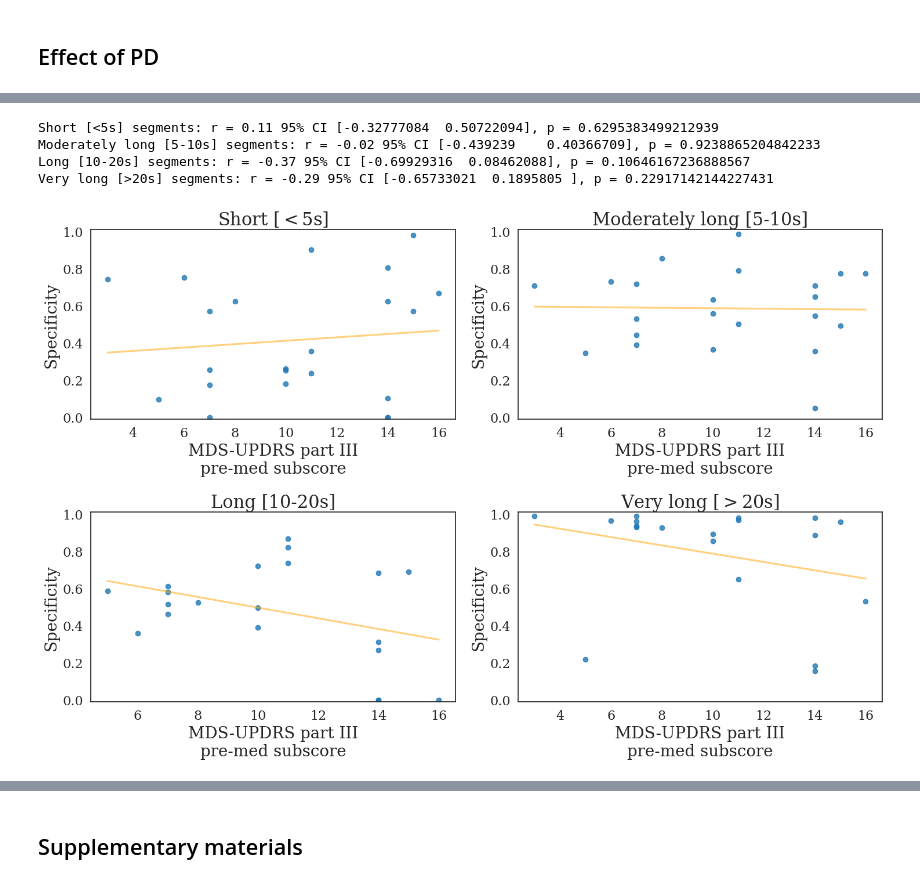
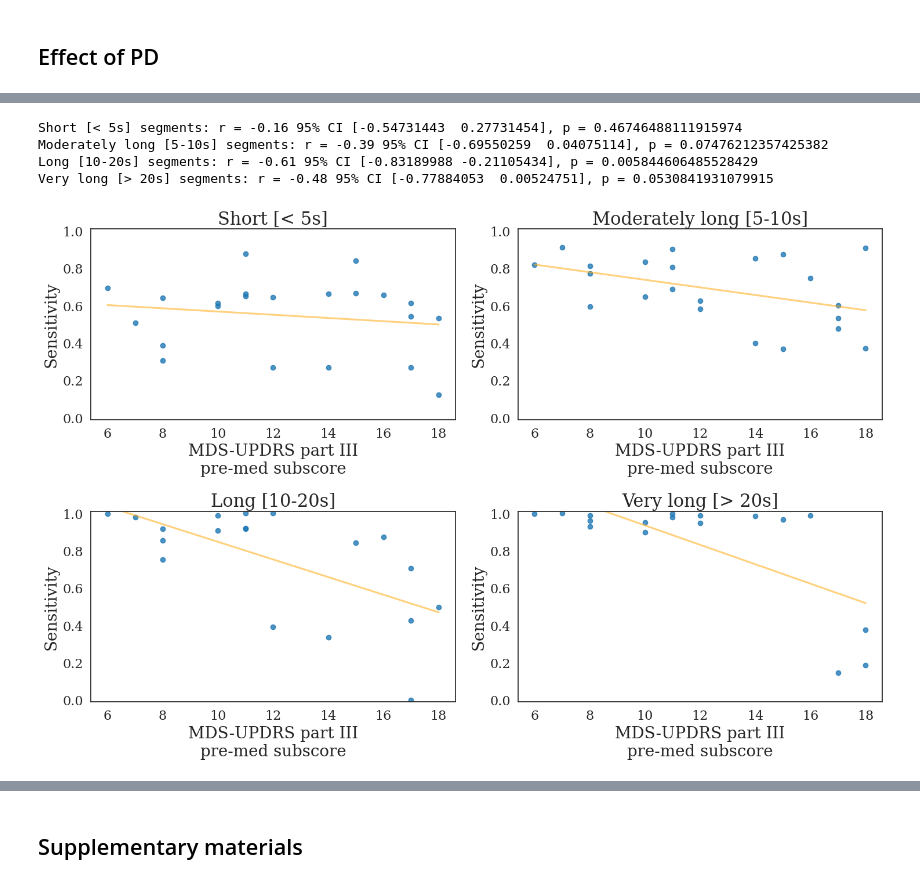
Before and after one commit to biomarkersParkinson/pdathome_gait, a Jupyter notebook: paper_results/notebooks/filtering_gait.ipynb, the cells around one changed output, grey strips where cells are left out. Cells and saved outputs as stored; diff of their text form; code cells hidden in the pictures.

```diff
--- a/paper_results/notebooks/filtering_gait.ipynb
+++ b/paper_results/notebooks/filtering_gait.ipynb
@@ -38,11 +36,2 @@ asd_model_selected = LOGISTIC_REGRESSION
 # %% [markdown]
 # Load
-# %%
-with open(os.path.join(PDH_PATH_ARM_ACTIVITY_PREDICTIONS, filename_predictions), 'r') as f:
-    d_performance = json.load(f)
-
-with open(os.path.join(PDH_PATH_ARM_ACTIVITY_PREDICTIONS, LOGISTIC_REGRESSION, 'importances.txt')) as f:
-    coefs_lr = f.read()
-
-with open(os.path.join(PDH_PATH_ARM_ACTIVITY_PREDICTIONS, RANDOM_FOREST, 'importances.txt')) as f:
-    coefs_rf = f.read()
@@ -347,51 +693,57 @@ System: corrected, p-value: 0.12067747116088867
 # %%
-metric = 'spec'
+metric = 'sens'
 
 fig, ax = plt.subplots(nrows=2, ncols=2, figsize=(15,10))
 
 affected_side = 'MAS'
 med_stage = 'pre'
 
-for j, segment_duration in enumerate(D_SEGMENT_DURATIONS.keys()):
-
+for j, segment_duration in enumerate(mp.segment_rename.keys()):
     df_segment_clinical = pd.DataFrame()
 
-    for subject in L_PD_IDS:
-        if segment_duration in d_performance[subject][asd_model_selected][affected_side][med_stage]['segment_duration'].keys():
-            df_segment_clinical = pd.concat([df_segment_clinical, pd.DataFrame([subject, d_performance[subject][asd_model_selected][affected_side][med_stage]['segment_duration'][segment_duration]['seconds_true_no_other_arm_activity'], d_performance[subject][asd_model_selected][affected_side][med_stage]['segment_duration'][segment_duration][metric], d_performance[subject]['clinical'][med_stage][affected_side]['total'], d_performance[subject]['clinical'][med_stage][affected_side]['subscore']]).T])
+    for subject in gc.participant_ids.L_PD_IDS:
+        if segment_duration in d_performance[gc.descriptives.PARKINSONS_DISEASE][subject][gc.classifiers.ARM_ACTIVITY_CLASSIFIER_SELECTED][affected_side][med_stage][f'{gc.columns.TRUE_SEGMENT_CAT}_duration'].keys():
+            df_segment_clinical = pd.concat([
+                df_segment_clinical,
+                pd.DataFrame([subject, d_performance[gc.descriptives.PARKINSONS_DISEASE][subject][gc.classifiers.ARM_ACTIVITY_CLASSIFIER_SELECTED][affected_side][med_stage][f'{gc.columns.TRUE_SEGMENT_CAT}_duration'][segment_duration]['minutes_true'],
+                              d_performance[gc.descriptives.PARKINSONS_DISEASE][subject][gc.classifiers.ARM_ACTIVITY_CLASSIFIER_SELECTED][affected_side][med_stage][f'{gc.columns.TRUE_SEGMENT_CAT}_duration'][segment_duration][metric],
+                              d_performance[gc.descriptives.PARKINSONS_DISEASE][subject]['clinical']['updrs'][med_stage][affected_side]['total'], d_performance[gc.descriptives.PARKINSONS_DISEASE][subject]['clinical']['updrs'][med_stage][affected_side]['subscore']
+                              ]).T
+                ])
 
-    df_segment_clinical.columns = [ID_COLNAME, 'seconds_true_no_other_arm_activity', metric, 'total', 'subscore']
+    df_segment_clinical.columns = [gc.columns.ID, 'minutes_true', metric, 'total', 'subscore']
 
-    df_segment_clinical['seconds_true_no_other_arm_activity'] = df_segment_clinical['seconds_true_no_other_arm_activity'].astype(float)
+    df_segment_clinical['minutes_true'] = df_segment_clinical['minutes_true'].astype(float)
     df_segment_clinical[metric] = df_segment_clinical[metric].astype(float)
     df_segment_clinical['total'] = df_segment_clinical['total'].astype(float)
     df_segment_clinical['subscore'] = df_segment_clinical['subscore'].astype(float)
 
-    df_segment_clinical = df_segment_clinical.loc[df_segment_clinical[metric].notna()]
+    df_segment_clinical = df_segment_clinical.loc[(df_segment_clinical[metric].notna())]
+    # df_segment_clinical = df_segment_clinical.loc[(df_segment_clinical[metric].notna()) & (df_segment_clinical['minutes_true']>=d_min_lengths[segment_duration]/60)]
 
-    sns.regplot(x='subscore', y=metric, data=df_segment_clinical, ci=False, scatter_kws={'color': COLOR_PALETTE_SECOND_COLOR}, line_kws={'color': 'orange', 'alpha': 0.5}, marker='o', label='PD patient', ax=ax[j//2,j%2])
-    rho = pearsonr(df_segment_clinical[metric], df_segment_clinical['subscore']).statistic
-    rho_p = pearsonr(df_segment_clinical[metric], df_segment_clinical['subscore']).pvalue
+    sns.regplot(x='subscore', y=metric, data=df_segment_clinical, ci=False, scatter_kws={'color': gc.plot_parameters.COLOR_PALETTE_SECOND_COLOR}, line_kws={'color': 'orange', 'alpha': 0.5}, marker='o', label='PD patient', ax=ax[j//2,j%2])
+    rho = spearmanr(df_segment_clinical[metric], df_segment_clinical['subscore']).statistic
+    rho_p = spearmanr(df_segment_clinical[metric], df_segment_clinical['subscore']).pvalue
 
     zr = np.log((1+rho)/(1-rho))/2
     lower = zr - 1.96/np.sqrt(len(df_segment_clinical)-3)
     upper = zr + 1.96/np.sqrt(len(df_segment_clinical)-3)
 
     ci = np.tanh(np.array([lower, upper]))
 
-    print(f"{D_SEGMENT_DURATIONS[segment_duration].replace('$', '')} segments: r = {np.round(rho,2)} 95% CI {ci}, p = {rho_p}")
+    print(f"{mp.segment_rename[segment_duration].replace('$', '')} segments: r = {np.round(rho,2)} 95% CI {ci}, p = {rho_p}")
 
-    ax[j//2,j%2].set_title(D_SEGMENT_DURATIONS[segment_duration])
-    ax[j//2,j%2].set_ylabel(D_METRIC_MAP[metric])
+    ax[j//2,j%2].set_title(mp.segment_rename[segment_duration])
+    ax[j//2,j%2].set_ylabel(mp.metric_map[metric])
     ax[j//2,j%2].set_xlabel('MDS-UPDRS part III\npre-med subscore')
     ax[j//2,j%2].set_ylim([-.01,1.01])
 
 fig.tight_layout()
 
 plt.show()
 # %% [output]
-Short [<5s] segments: r = 0.11 95% CI [-0.32777084  0.50722094], p = 0.6295383499212939
-Moderately long [5-10s] segments: r = -0.02 95% CI [-0.439239    0.40366709], p = 0.9238865204842233
-Long [10-20s] segments: r = -0.37 95% CI [-0.69929316  0.08462088], p = 0.10646167236888567
-Very long [>20s] segments: r = -0.29 95% CI [-0.65733021  0.1895805 ], p = 0.22917142144227431
+Short [< 5s] segments: r = -0.16 95% CI [-0.54731443  0.27731454], p = 0.46746488111915974
+Moderately long [5-10s] segments: r = -0.39 95% CI [-0.69550259  0.04075114], p = 0.07476212357425382
+Long [10-20s] segments: r = -0.61 95% CI [-0.83189988 -0.21105434], p = 0.005844606485528429
+Very long [> 20s] segments: r = -0.48 95% CI [-0.77884053  0.00524751], p = 0.0530841931079915
-[figure, old version]
+[figure, new version]
```
Also changed, not shown: parts of 29 cells of this notebook, 13 other files.
